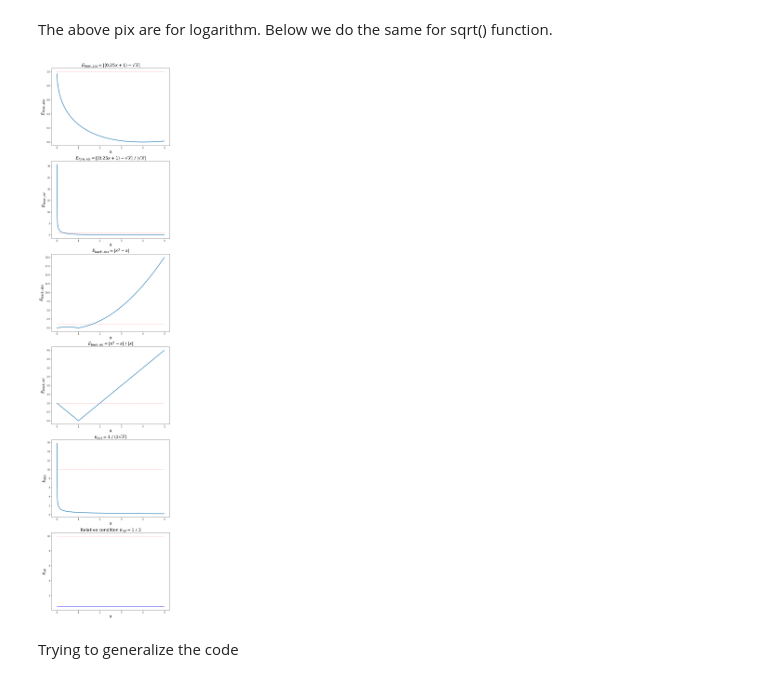
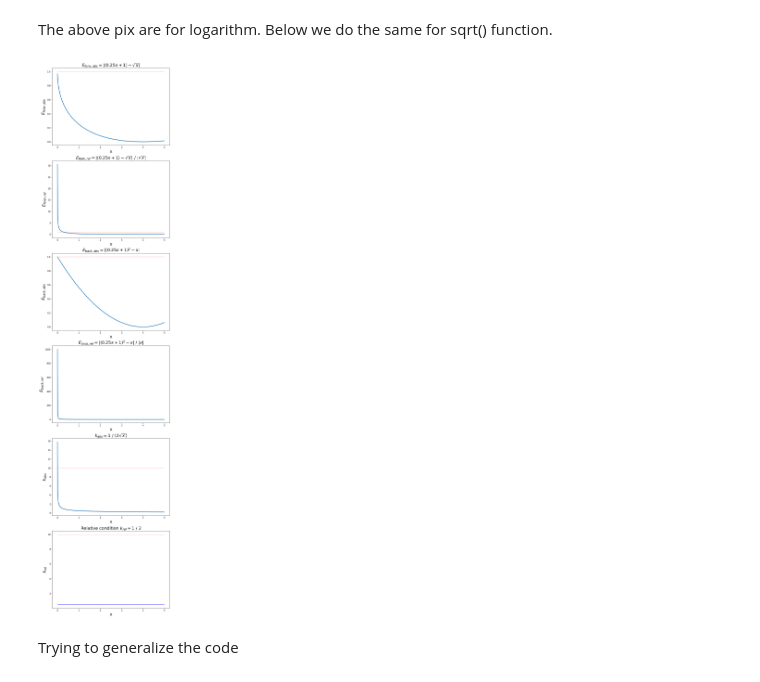
Before and after one commit to borisgarbuzov/schulich_numerical_analysis, a Jupyter notebook: ch2 Numerics and error analysis/3. Error classification and condition numbers.ipynb, the cells around one changed output. Saved outputs shown, nothing was run; the diff lists cells and outputs as text; code cells hidden in the pictures.

```diff
--- a/ch2 Numerics and error analysis/3. Error classification and condition numbers.ipynb
+++ b/ch2 Numerics and error analysis/3. Error classification and condition numbers.ipynb
@@ -82,44 +82,44 @@ ax[1].set_title('$E_{forw,rel}=|(0.25x+1)-\sqrt{x}|~/~|\sqrt{x}|$', fontsize=20)
 
 ax[2].set_xlabel("x", fontsize=20)
 ax[2].set_ylabel("$E_{back,abs}$", fontsize=20)
-ax[2].set_title('$E_{back,abs}=|x^2-x|$', fontsize=20)
+ax[2].set_title('$E_{back,abs}=|(0.25x+1)^2-x|$', fontsize=20)
 
 ax[3].set_xlabel("x", fontsize=20)
 ax[3].set_ylabel("$E_{back,rel}$", fontsize=20)
-ax[3].set_title('$E_{back,rel}=|x^2-x|~/~|x|$', fontsize=20)
+ax[3].set_title('$E_{back,rel}=|(0.25x+1)^2-x|~/~|x|$', fontsize=20)
 
 ax[4].set_xlabel("x", fontsize=20)
 ax[4].set_ylabel("$k_{abs}$", fontsize=20)
 ax[4].set_title('$k_{abs}=1~/~(2 \sqrt{x})$', fontsize=20)
 
 ax[5].set_xlabel("x", fontsize=20)
 ax[5].set_ylabel("$k_{rel}$", fontsize=20)
 ax[5].set_title('Relative condition $k_{rel}=1~/~2$', fontsize=20)
 
 # Defining functions
 x = np.arange(0.001, 5, 0.01)
 y1 = abs((0.25 * x + 1) - np.sqrt(x))
 y2 = y1 / abs(np.sqrt(x))
-y3 = abs(x ** 2 - x)
+y3 = abs((0.25 * x + 1) ** 2 - x)
 y4 = y3 / abs(x)
 
 # Plotting
 ax[0].plot(x, y1, lw=2.5)
 ax[1].plot(x, y2, lw=2.5)
 ax[2].plot(x, y3, lw=2.5)
 ax[3].plot(x, y4, lw=2.5)
 
 ax[4].plot(x, 1 / (2 * np.sqrt(x)), lw=2.5)
 ax[5].hlines(y=0.5, xmin=0, xmax=5, color='b')
 
 # Adding horizontal lines
 for i in range(0,4):
   ax[i].hlines(y=1, xmin=0, xmax=5, linewidth=0.5, ls = "--", color='r')
 
 for i in range(4,6):
   ax[i].hlines(y=10, xmin=0, xmax=5, linewidth=0.5, ls = "--", color='r')
 # %% [output]
-[figure, old version]
+[figure, new version]
 # %% [markdown]
 Trying to generalize the code
 # %%
```
Also changed, not shown: parts of 1 cell of this notebook.
